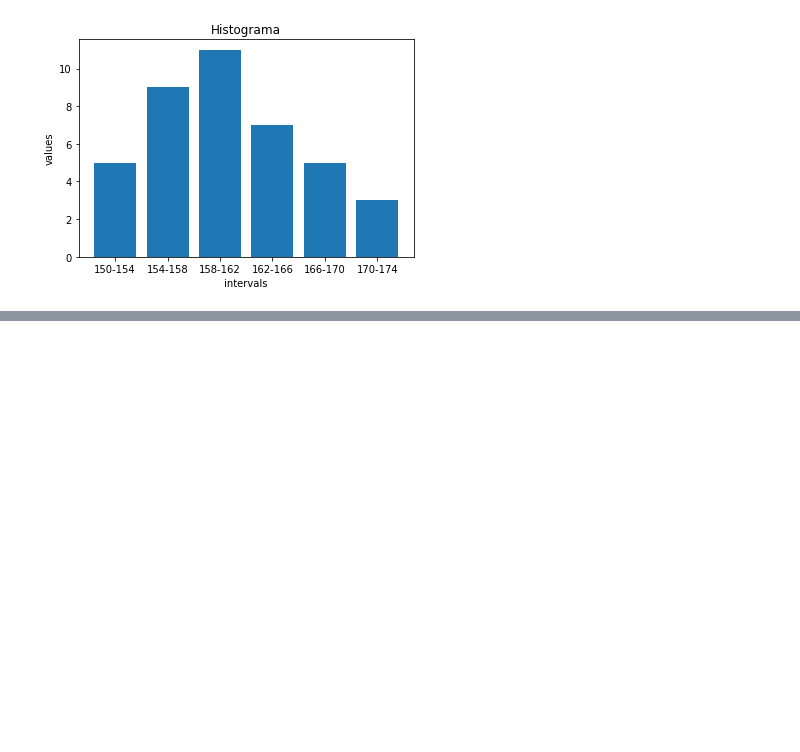
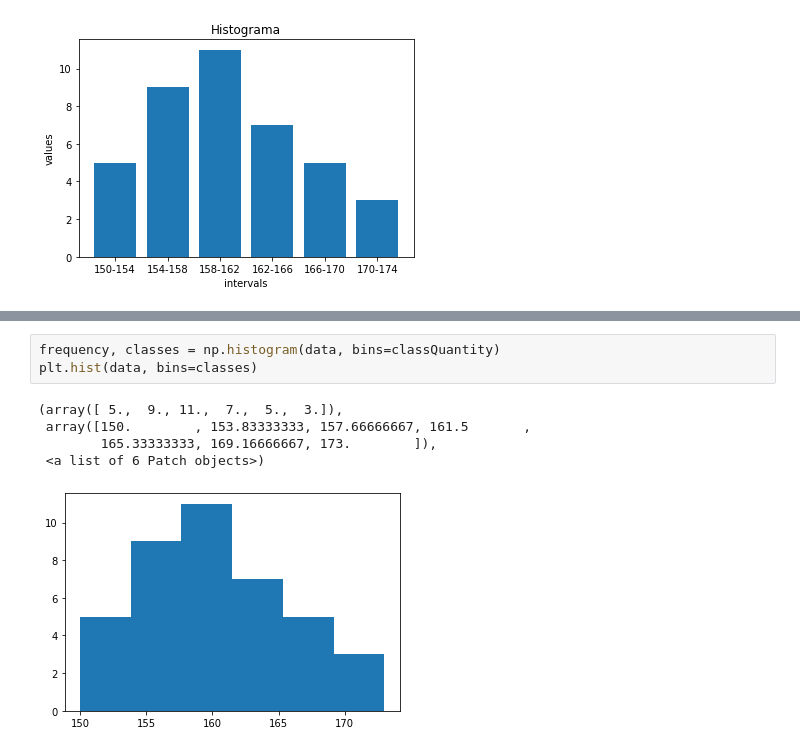
Before and after one commit to miller00315/estatistica_machine_learning, a Jupyter notebook: Distribuição_de_frequência.ipynb, the cells around one changed output, grey strips where cells are left out. Cells and saved outputs as stored; diff of their text form; blank space fills up the shorter version.

```diff
--- a/Distribuição_de_frequência.ipynb
+++ b/Distribuição_de_frequência.ipynb
@@ -124,0 +148,9 @@ plt.ylabel('values');
+# %%
+frequency, classes = np.histogram(data, bins=classQuantity)
+plt.hist(data, bins=classes)
+# %% [output]
+(array([ 5.,  9., 11.,  7.,  5.,  3.]),
+ array([150.        , 153.83333333, 157.66666667, 161.5       ,
+        165.33333333, 169.16666667, 173.        ]),
+ <a list of 6 Patch objects>)
+[figure, added]
```
Also changed, not shown: parts of 32 cells of this notebook.
